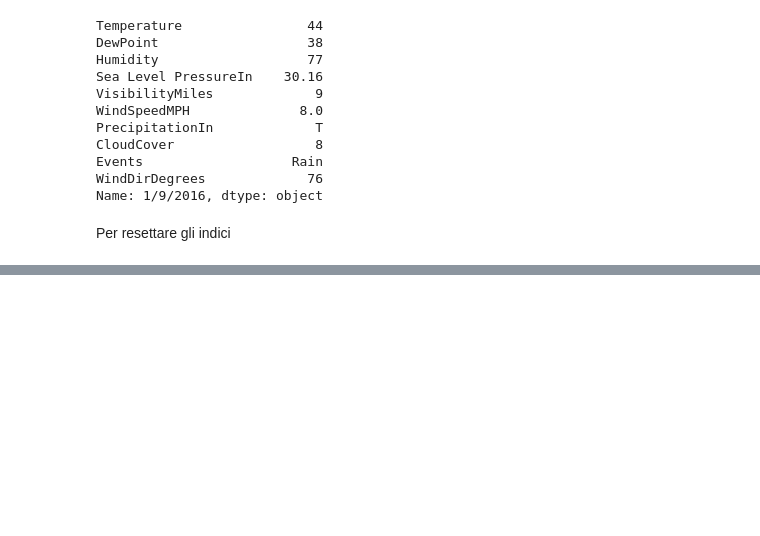
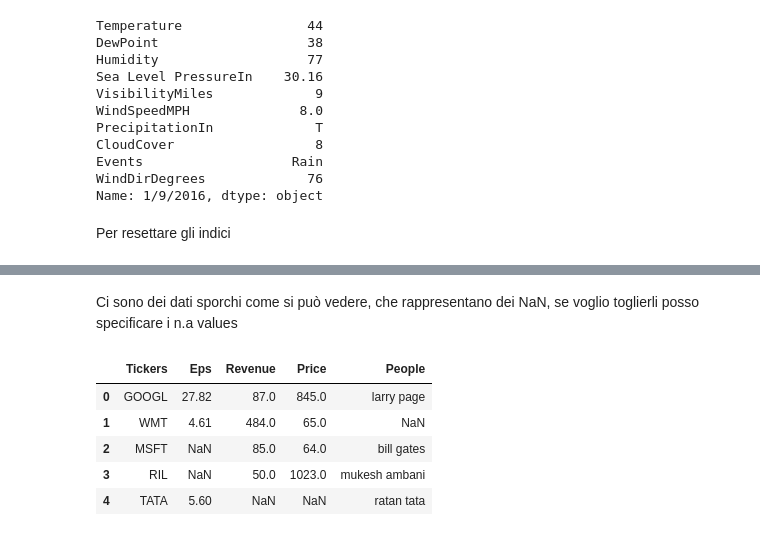
Before and after one commit to fedec1/preparation, a Jupyter notebook: main-analysis.ipynb, the cells around one changed output, grey strips where cells are left out. Cells and saved outputs as stored; diff of their text form; code cells hidden in the pictures; blank space fills up the shorter version.

```diff
--- a/main-analysis.ipynb
+++ b/main-analysis.ipynb
@@ -392,0 +411,12 @@ df
+# %% [markdown]
+Ci sono dei dati sporchi come si può vedere, che rappresentano dei NaN, se voglio toglierli posso specificare i n.a values
+# %%
+df2 = pd.read_csv(df2_path, header = 0, names = ["Tickers", "Eps", "Revenue", "Price", "People"], nrows = 5, na_values = ["not available", "n.a.", -1])
+df2
+# %% [output]
+|  | Tickers | Eps | Revenue | Price | People |
+| 0 | GOOGL | 27.82 | 87.0 | 845.0 | larry page |
+| 1 | WMT | 4.61 | 484.0 | 65.0 | NaN |
+| 2 | MSFT | NaN | 85.0 | 64.0 | bill gates |
+| 3 | RIL | NaN | 50.0 | 1023.0 | mukesh ambani |
+| 4 | TATA | 5.60 | NaN | NaN | ratan tata |
```
Also changed, not shown: parts of 12 cells of this notebook, 3 other files.
